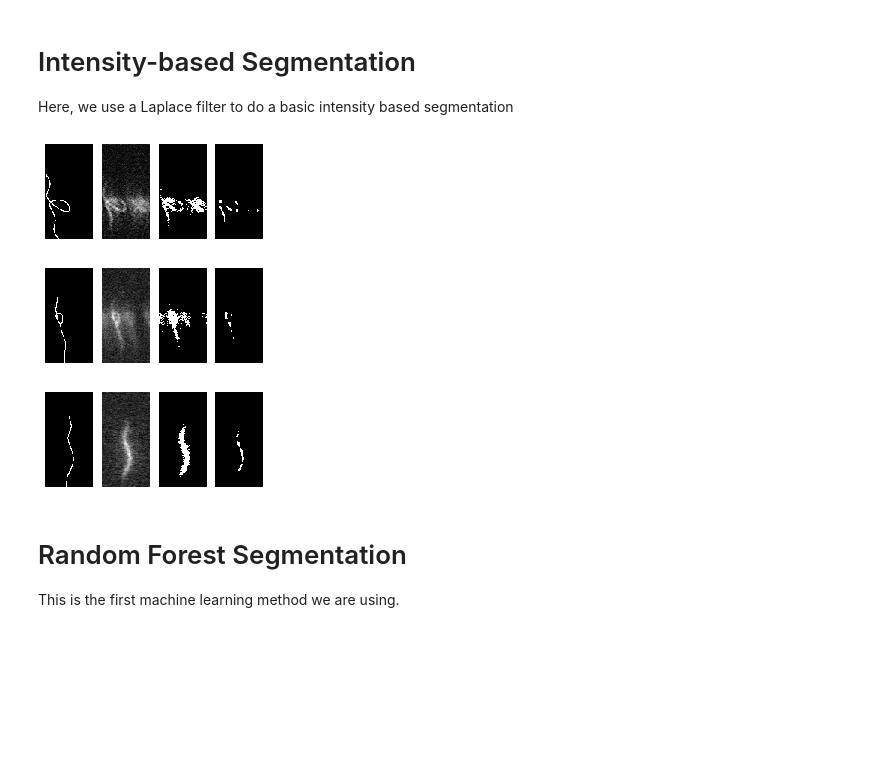
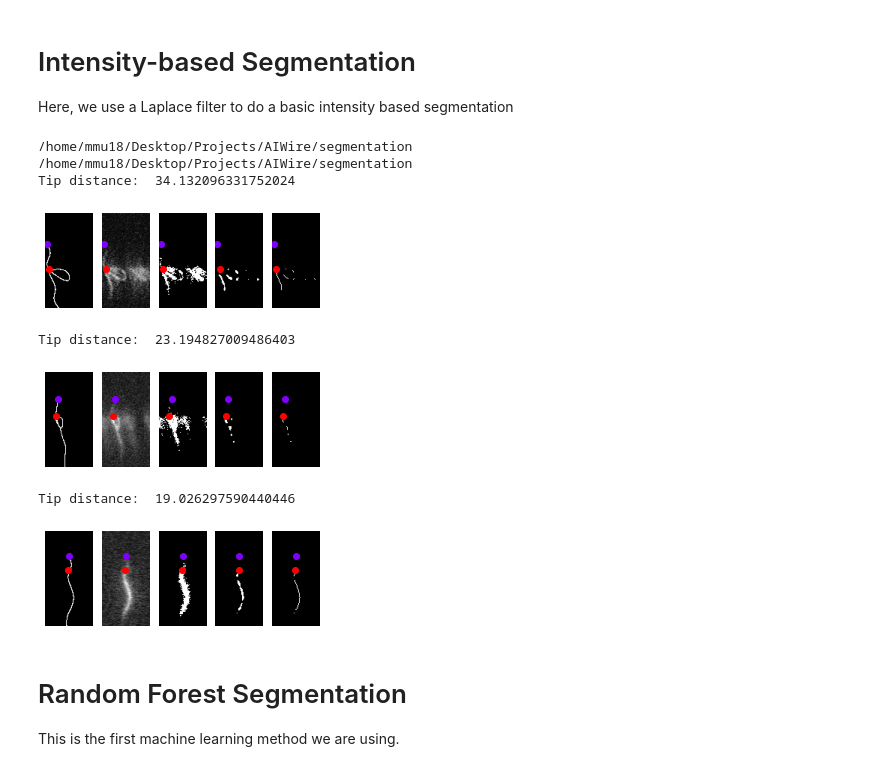
Before and after one commit to RobbieHolland/AIWire, a Jupyter notebook: segmentation/classical_segmentation.ipynb, the cells around one changed output. Cells and saved outputs as stored; diff of their text form; code cells hidden in the pictures; blank space fills up the shorter version.

Commit message:
Call preambrosini + centerline from notebook; tip distance test.

```diff
--- a/segmentation/classical_segmentation.ipynb
+++ b/segmentation/classical_segmentation.ipynb
@@ -21,12 +35,16 @@ display(HTML(""))
 # %% [output]
 [interactive output not drawn]
 # %%
-def show_images(outputs, height=10, title='', n=10):
+def show_images(outputs, coords=None, height=10, title='', n=10):
     fig = plt.figure(figsize=[height, 3])
     for i, output in enumerate(outputs[:n]):
         plt.subplot(1,n,i+1)
         plt.axis('off')
         plt.imshow(output, cmap='gray')
+        if coords:
+            colors = cm.rainbow(np.linspace(0, 1, len(coords)))
+            for pts,c in zip(coords,colors):
+                plt.scatter(pts[0,1],pts[0,0],color=c)
         plt.title(title)
     plt.show()
 # %% [markdown]
@@ -113,11 +163,24 @@ def laplace_segmentation(image, threshold = 0.7):
 # %%
+%cd ../segmentation
+original_dir= os.getcwd()
+print(original_dir)
+
+
 # Show first few segmentations
 for i, (ground_truth, simulated) in enumerate(list(zip(y_test, X_test))[:3]):
-    show_images([ground_truth, simulated, simulated > 0.45, laplace_segmentation(simulated)])
+    centerline = get_centerline(laplace_segmentation(simulated),original_dir,'binary')
+    dist, gt_pts, cl_pts = tip_distance(ground_truth, centerline)
+    print("Tip distance: ", dist)
+    show_images([ground_truth, simulated, simulated > 0.45, laplace_segmentation(simulated),centerline],coords=[gt_pts,cl_pts])
 # %% [output]
+/home/mmu18/Desktop/Projects/AIWire/segmentation
+/home/mmu18/Desktop/Projects/AIWire/segmentation
+Tip distance:  34.132096331752024
-[figure, old version]
+[figure, new version]
+Tip distance:  23.194827009486403
-[figure, old version]
+[figure, new version]
+Tip distance:  19.026297590440446
-[figure, old version]
+[figure, new version]
 # %% [markdown]
 # Random Forest Segmentation
 This is the first machine learning method we are using.
```
Also changed, not shown: parts of 11 cells of this notebook, 10 other files.
